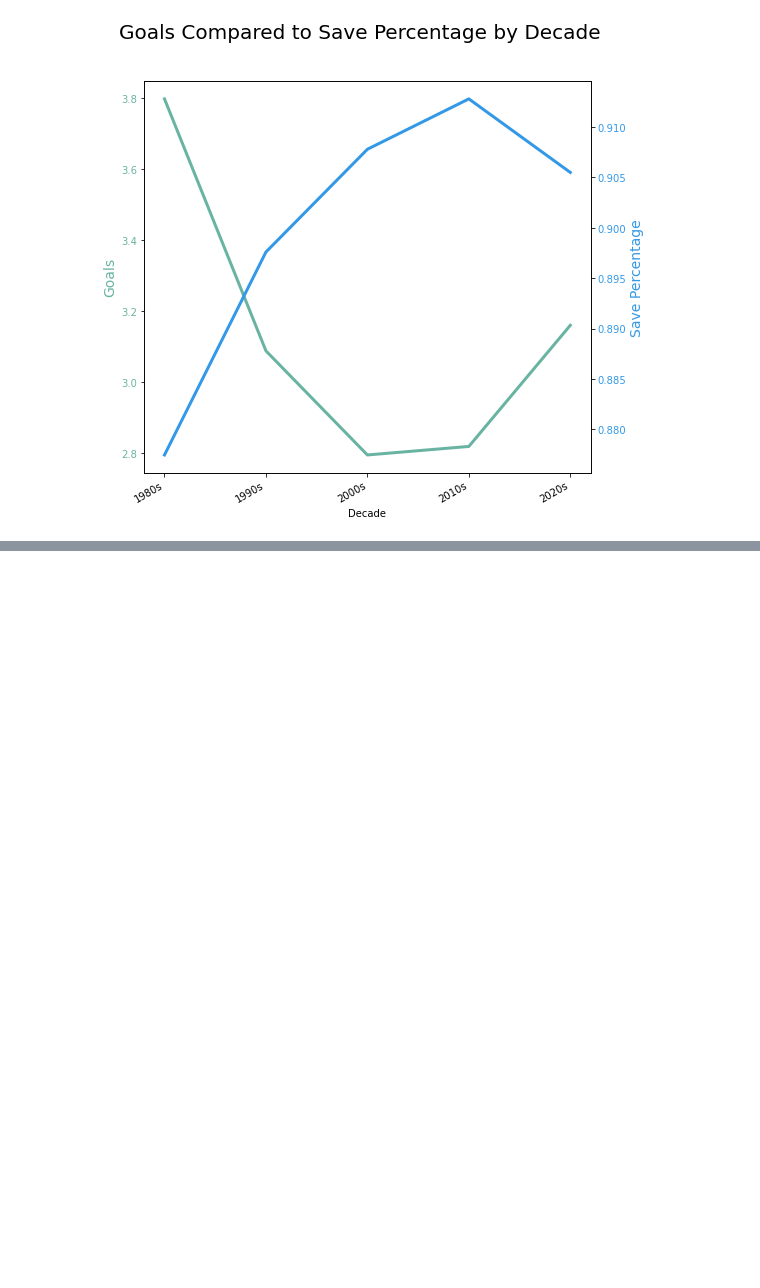
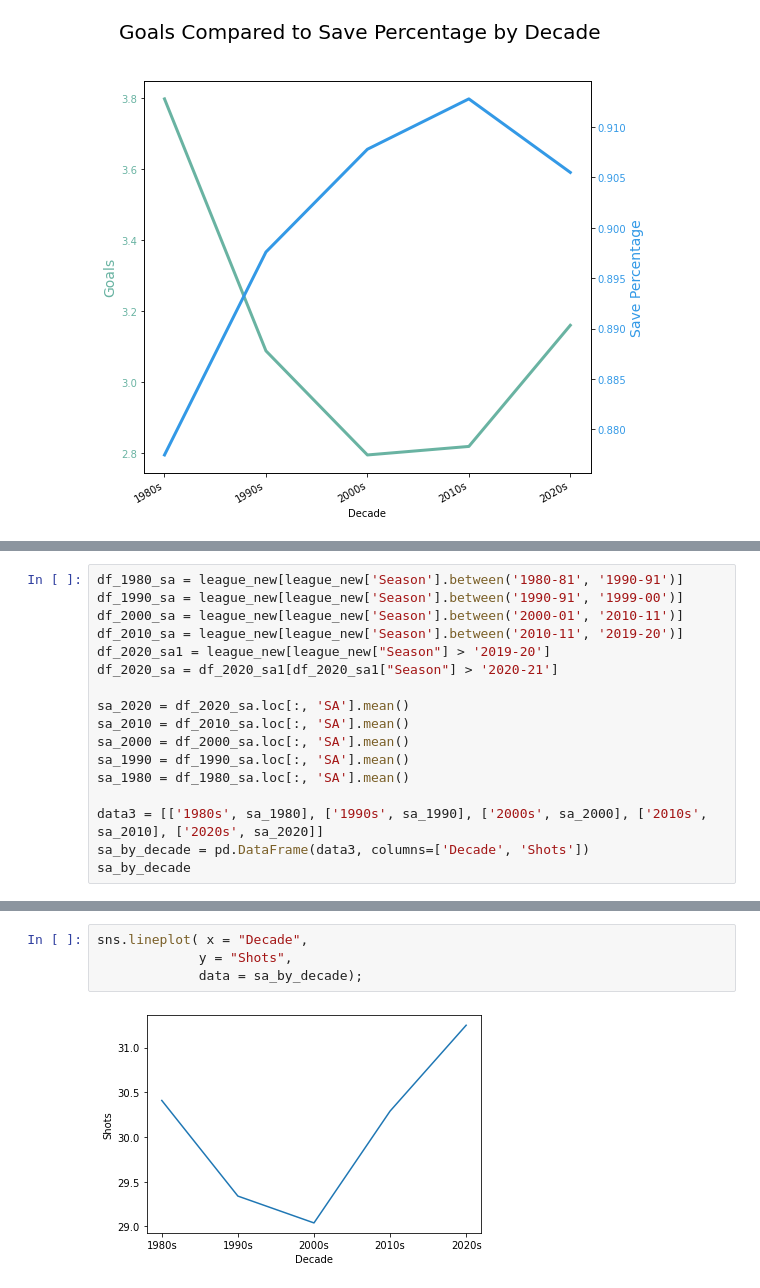
Before and after one commit to kmgreer405/kevin_da8_capstone, a Jupyter notebook: notebooks/capstone.ipynb, the cells around one changed output, grey strips where cells are left out. Saved outputs shown, nothing was run; the diff lists cells and outputs as text; blank space fills up the shorter version.

```diff
--- a/notebooks/capstone.ipynb
+++ b/notebooks/capstone.ipynb
@@ -139,0 +234,17 @@ fig.autofmt_xdate()
+# %%
+df_1980_sa = league_new[league_new['Season'].between('1980-81', '1990-91')]
+df_1990_sa = league_new[league_new['Season'].between('1990-91', '1999-00')]
+df_2000_sa = league_new[league_new['Season'].between('2000-01', '2010-11')]
+df_2010_sa = league_new[league_new['Season'].between('2010-11', '2019-20')]
+df_2020_sa1 = league_new[league_new["Season"] > '2019-20']
+df_2020_sa = df_2020_sa1[df_2020_sa1["Season"] > '2020-21']
+
+sa_2020 = df_2020_sa.loc[:, 'SA'].mean()
+sa_2010 = df_2010_sa.loc[:, 'SA'].mean()
+sa_2000 = df_2000_sa.loc[:, 'SA'].mean()
+sa_1990 = df_1990_sa.loc[:, 'SA'].mean()
+sa_1980 = df_1980_sa.loc[:, 'SA'].mean()
+
+data3 = [['1980s', sa_1980], ['1990s', sa_1990], ['2000s', sa_2000], ['2010s', sa_2010], ['2020s', sa_2020]]
+sa_by_decade = pd.DataFrame(data3, columns=['Decade', 'Shots'])
+sa_by_decade
@@ -139,0 +258,6 @@ fig.autofmt_xdate()
+# %%
+sns.lineplot( x = "Decade",
+             y = "Shots",
+             data = sa_by_decade);
+# %% [output]
+[figure, added]
```
Also changed, not shown: parts of 8 cells of this notebook.
